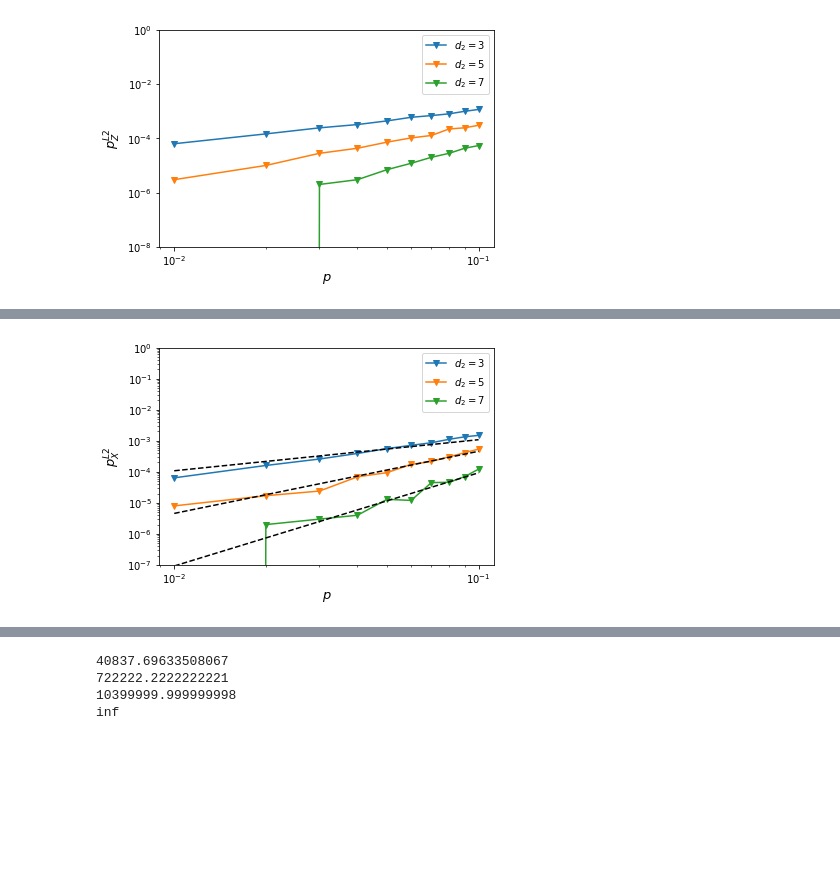
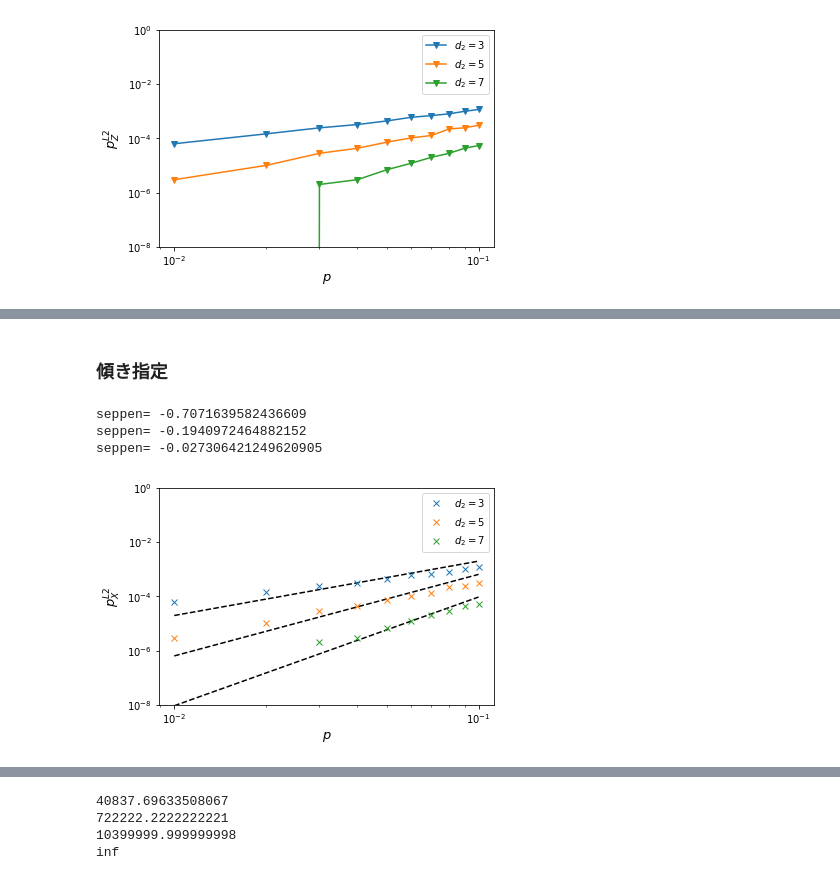
Before and after one commit to kono0924/Fujii-lab, a Jupyter notebook: surface_realistic/realistic_single_round/SWAP/csv_view.ipynb, the cells around one changed output, grey strips where cells are left out. Cells and saved outputs as stored; diff of their text form; code cells hidden in the pictures; blank space fills up the shorter version.

```diff
--- a/surface_realistic/realistic_single_round/SWAP/csv_view.ipynb
+++ b/surface_realistic/realistic_single_round/SWAP/csv_view.ipynb
@@ -408,0 +512,29 @@ for i in range(len(code_distance_list)):
+# %%
+p_list = np.array(p_list)
+
+# fitting
+from sklearn import linear_model
+clf = linear_model.LinearRegression()
+X = np.array(code_distance_list).reshape(-1, 1)
+Y = np.log10(p_list)
+clf.fit(X, Y)
+predict_p = clf.predict([[3],[7]])
+# モデルの決定
+a = clf.coef_
+p_th = 10**(-4) / 10**(2*a)
+b = clf.intercept_
+C = 10**(b-a)
+print(p_th, C)
+
+##### グラフ作成 #####
+fig, ax = plt.subplots()
+ax.plot([3,7],10**predict_p,marker='',linestyle="dashed",color="k")
+ax.plot(code_distance_list,p_list,marker='v',linewidth=0,markersize=8)
+ax.set_xlabel(r"code distance", fontsize=13)
+ax.set_ylabel(r'$p_Z^{L2}$', fontsize=13)
+ax.xaxis.set_major_formatter(ptick.ScalarFormatter(useMathText=True))
+ax.ticklabel_format(style="sci",  axis="x",scilimits=(0,0))
+ax.yaxis.set_major_formatter(ptick.ScalarFormatter(useMathText=True))
+ax.ticklabel_format(style="sci",  axis="y",scilimits=(0,0))
+ax.set_xticks(code_distance_list)
+ax.set_yscale("log")
@@ -409,28 +544,35 @@ for i in range(len(code_distance_list)):
+# %% [markdown]
+### 傾き指定
 # %%
 fig, ax = plt.subplots()
 for i in range(len(code_distance_list)):
     if i != 2:
         b = np.array(data2.loc[code_distance_list[i]])
-        mean = np.mean(np.log10(b)-(i+1)*np.log10(a))
-        ax.plot(a, b,marker='v',label=r"$d_{2}=$"+str(code_distance_list[i]))
-        ax.plot(a, 10**mean*a**(i+1),marker='',color='k',linestyle="dashed")
+        mean = np.mean(np.log10(b)-(i+2)*np.log10(a))
+        ax.plot(a, 10**mean*a**(i+2),marker='',color='k',linestyle="dashed")
+        ax.plot(a, b,marker='x',label=r"$d_{2}=$"+str(code_distance_list[i]),linewidth=0)
+        print("seppen=", mean)
     if i == 2:
         b = np.array(data2.loc[code_distance_list[i]])
-        mean = np.mean(np.log10(b[2:])-(i+1)*np.log10(a[2:]))
-        ax.plot(a, b,marker='v',label=r"$d_{2}=$"+str(code_distance_list[i]))
-        ax.plot(a, 10**mean*a**(i+1),marker='',color='k',linestyle="dashed")
+        mean = np.mean(np.log10(b[2:])-(i+2)*np.log10(a[2:]))
+        ax.plot(a, 10**mean*a**(i+2),marker='',color='k',linestyle="dashed")
+        ax.plot(a[2:], b[2:],marker='x',label=r"$d_{2}=$"+str(code_distance_list[i]),linewidth=0)
+        print("seppen=", mean)
 ax.set_xlabel(r"$p$", fontsize=13)
 ax.set_ylabel(r'$p_X^{L2}$', fontsize=13)
 ax.set_ylim(0,)
 ax.xaxis.set_major_formatter(ptick.ScalarFormatter(useMathText=True))
 ax.ticklabel_format(style="sci",  axis="x",scilimits=(0,0))
 ax.yaxis.set_major_formatter(ptick.ScalarFormatter(useMathText=True))
 ax.ticklabel_format(style="sci",  axis="y",scilimits=(0,0))
 ax.set_xticks(a)
 ax.set_xscale("log")
 ax.set_yscale("log")
-ax.set_ylim(0.0000001, 1)
+ax.set_ylim(0.00000001, 1)
 ax.legend()
 plt.show()
 # %% [output]
+seppen= -0.7071639582436609
+seppen= -0.1940972464882152
+seppen= -0.027306421249620905
-[figure, old version]
+[figure, new version]
```
Also changed, not shown: parts of 22 cells of this notebook, 4 other files.
